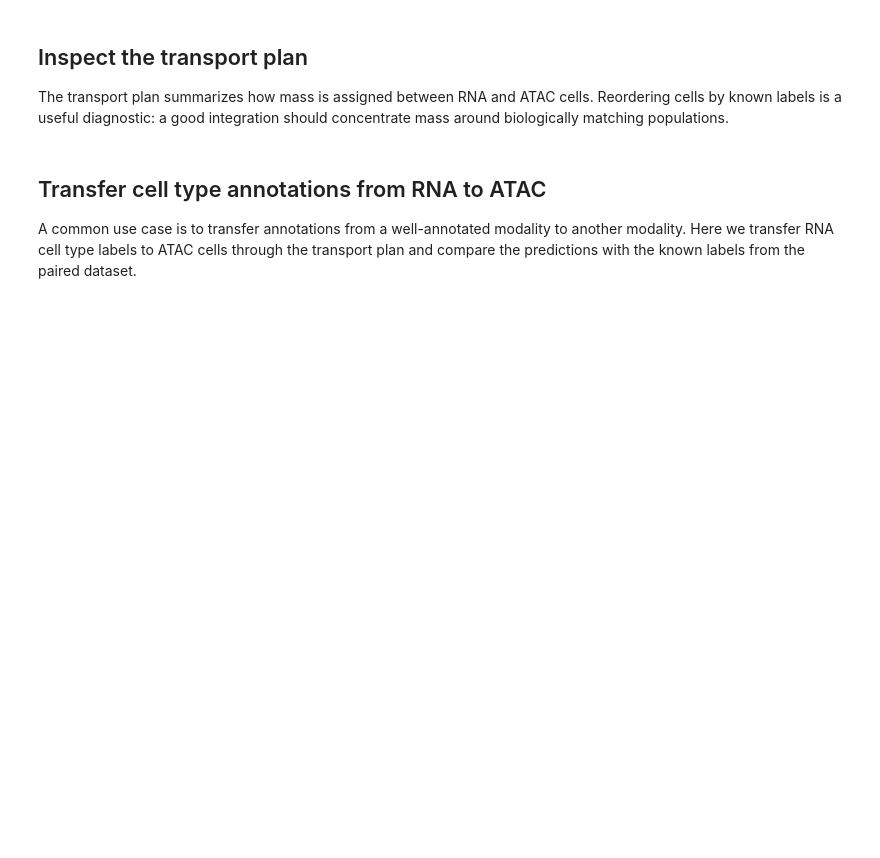
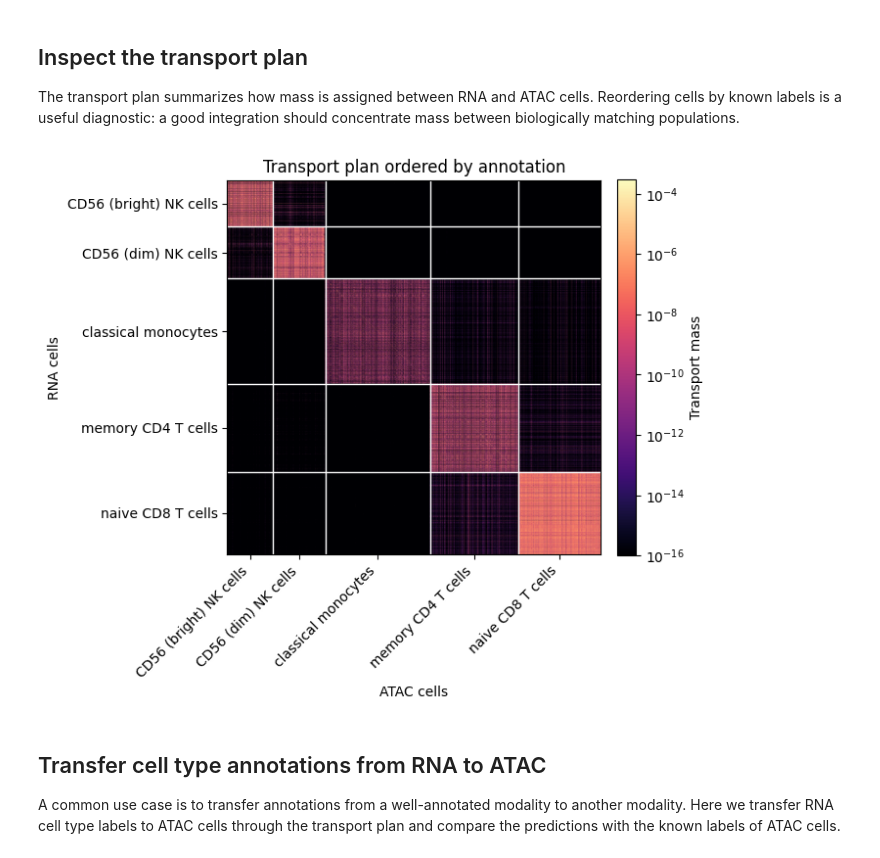
Before and after one commit to cantinilab/champollion, a Jupyter notebook: tutorials/pbmc_tutorial.ipynb, the cells around one changed output. Saved outputs shown, nothing was run; the diff lists cells and outputs as text; code cells hidden in the pictures; blank space fills up the shorter version.

```diff
--- a/tutorials/pbmc_tutorial.ipynb
+++ b/tutorials/pbmc_tutorial.ipynb
@@ -132,15 +159,27 @@ Champollion learns the sparse cross-modality matrix `A` from the bridge cells. T
 
 The verbose optimization log from the server run is shortened in this rendered notebook to keep the tutorial readable.
 # %%
-model = Champollion(**MODEL_KWARGS)
+model = Champollion(
+    epsilon=1.0,
+    gamma=0.01,
+    lambda_prior=20.0,
+    use_keops=False,
+    device="auto",
+    random_state=0,
+    max_iter=3 if DEBUG else 300_000,
+    learning_rate=1e-3,
+    sinkhorn_tol=1e-3,
+    log_every=1 if DEBUG else 40,
+    verbose=True
+)
 model.fit(
-    train_mdata,
+    bridge_mdata,
     modality_1=RNA_MOD,
     modality_2=ATAC_MOD,
-    x_1_rep=MAIN_REP,
-    x_2_rep=MAIN_REP,
-    y_prior_1_rep=PRIOR_REP,
-    y_prior_2_rep=PRIOR_REP,
+    x_1_rep="obsm/X_pca",
+    x_2_rep="obsm/X_pca",
+    y_prior_1_rep="obsm/prior_data",
+    y_prior_2_rep="obsm/prior_data",
 )
 
 print("A shape:", tuple(model.A_.shape))
@@ -155,15 +340,15 @@ We now apply the learned cost to the RNA and ATAC cells held out from the bridge
 # %%
 transport = model.transport(
     {RNA_MOD: adata_rna, ATAC_MOD: adata_atac},
-    x_reps={RNA_MOD: MAIN_REP, ATAC_MOD: MAIN_REP},
-    y_prior_reps={RNA_MOD: PRIOR_REP, ATAC_MOD: PRIOR_REP},
+    x_reps={RNA_MOD: "obsm/X_pca", ATAC_MOD: "obsm/X_pca"},
+    y_prior_reps={RNA_MOD: "obsm/prior_data", ATAC_MOD: "obsm/prior_data"},
     store_cost=True,
     store_plan=True,
     max_iter_sink=30 if DEBUG else 1000,
 )
 
 plan = (
-    transport.materialize_plan(max_entries=MAX_MATERIALIZE_ENTRIES)
+    transport.materialize_plan()
     .detach()
     .cpu()
     .numpy()
@@ -174,4 +370,4 @@ transport.plan_diagnostics
 # %% [markdown]
 ## Inspect the transport plan
 
-The transport plan summarizes how mass is assigned between RNA and ATAC cells. Reordering cells by known labels is a useful diagnostic: a good integration should concentrate mass around biologically matching populations.
+The transport plan summarizes how mass is assigned between RNA and ATAC cells. Reordering cells by known labels is a useful diagnostic: a good integration should concentrate mass between biologically matching populations.
@@ -279,27 +374,27 @@ def plot_ordered_transport_plan(
 # %%
 rna_labels = adata_rna.obs[CELLTYPE_KEY].astype(str).to_numpy()
 atac_labels = adata_atac.obs[CELLTYPE_KEY].astype(str).to_numpy()
 celltype_order = sorted(pd.unique(np.concatenate([rna_labels, atac_labels])))
 
 _, _, _, fig, ax = plot_ordered_transport_plan(
     heat_mtx=plan,
-    celltypes=rna_labels,
-    ctypes_ordered=celltype_order,
-    celltypes_2=atac_labels,
-    ctypes_ordered_2=celltype_order,
-    normalize_rows=False,
+    annotations=rna_labels,
+    annotations_ordered=celltype_order,
+    annotations_2=atac_labels,
+    annotations_ordered_2=celltype_order,
     cmap="magma",
     figsize=(7, 7),
     vmin=1e-16,
-    norm_method="log",
     xlabel="ATAC cells",
     ylabel="RNA cells",
 )
 plt.show()
+# %% [output]
+[figure, added]
 # %% [markdown]
 ## Transfer cell type annotations from RNA to ATAC
 
-A common use case is to transfer annotations from a well-annotated modality to another modality. Here we transfer RNA cell type labels to ATAC cells through the transport plan and compare the predictions with the known labels from the paired dataset.
+A common use case is to transfer annotations from a well-annotated modality to another modality. Here we transfer RNA cell type labels to ATAC cells through the transport plan and compare the predictions with the known labels of ATAC cells.
 # %%
 transfer = transport.transfer_obs(
     CELLTYPE_KEY,
```
Also changed, not shown: parts of 23 cells of this notebook, 4 other files.
